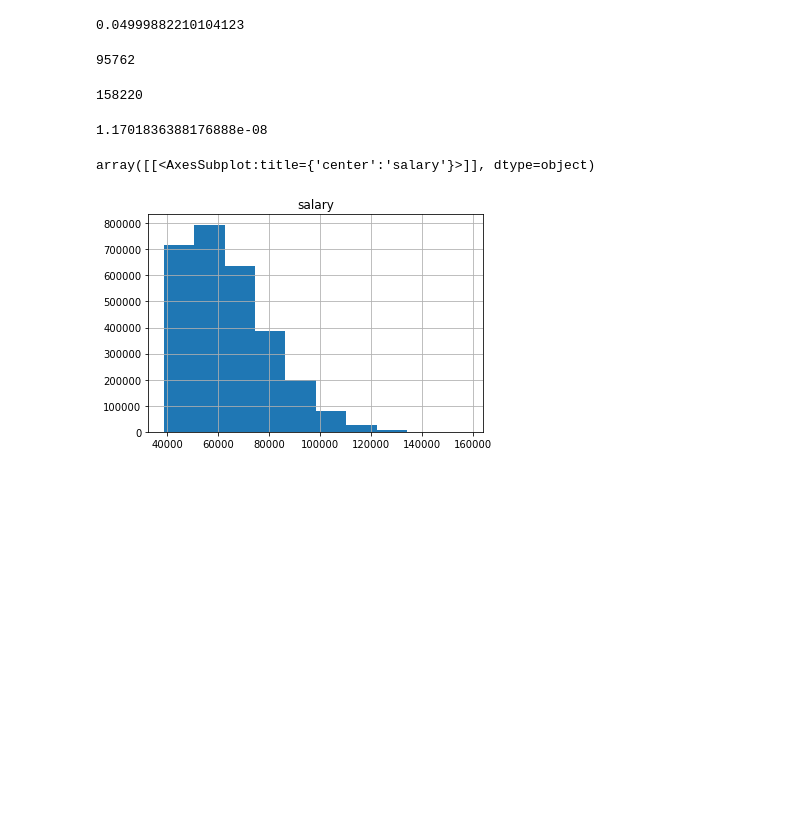
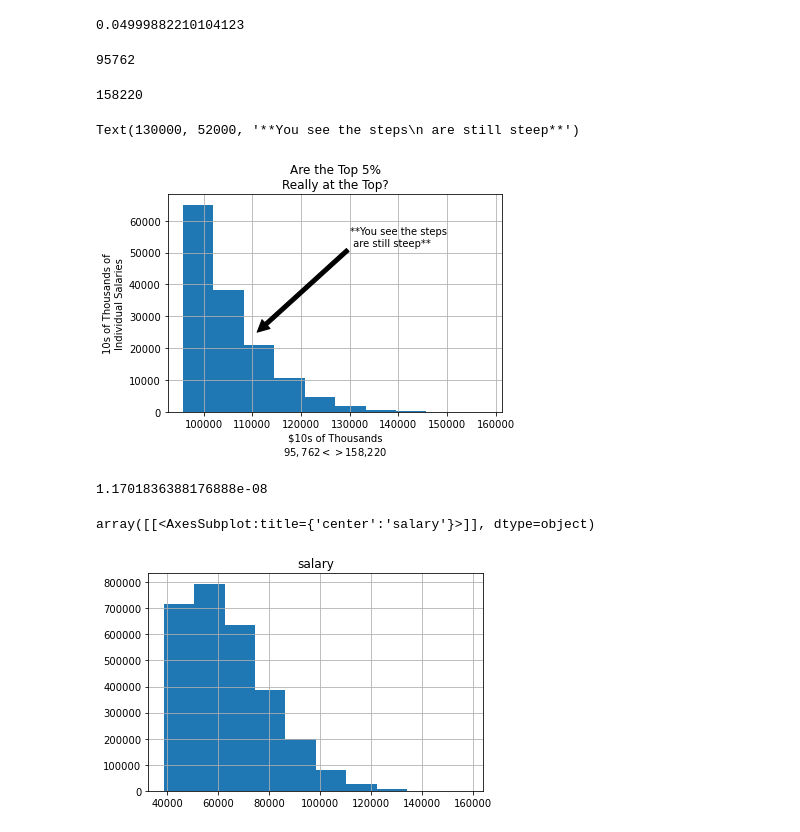
Before and after one commit to David-Howell/statistics-exercises, a Jupyter notebook: probability_distributions.ipynb, the cells around one changed output. Saved outputs shown, nothing was run; the diff lists cells and outputs as text; code cells hidden in the pictures; blank space fills up the shorter version.

```diff
--- a/probability_distributions.ipynb
+++ b/probability_distributions.ipynb
@@ -289,6 +322,23 @@ top_5['salary'].min()
 top_5['salary'].max()
 # %% [output]
 158220
+# %%
+plt.figsize=(12,6)
+
+top_5.salary.hist()
+plt.title(f'Are the Top 5%\nReally at the Top?')
+plt.xlabel('$10s of Thousands\n$95,762<>$158,220')
+plt.ylabel('10s of Thousands of\nIndividual Salaries')
+plt.annotate('**You see the steps\n are still steep**',
+             xy = (111_000, 25_000),
+             xytext = (130_000, 52_000),
+             arrowprops=dict(facecolor='black')
+            )
+
+# plt.arrow(130_000, 55_000, -20_000, -30_000)
+# %% [output]
+Text(130000, 52000, '**You see the steps\n are still steep**')
+[figure, added]
 # %%
 sal_dist.sf(158_220)
 # %% [output]
```
Also changed, not shown: parts of 4 cells of this notebook.
